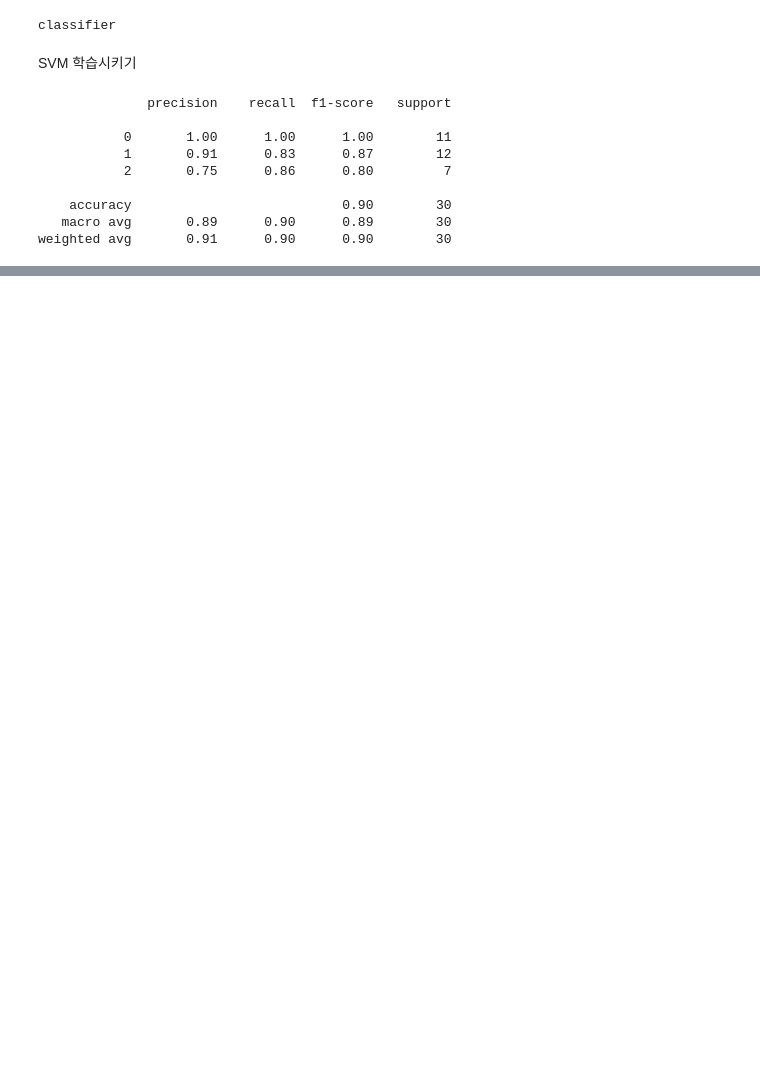
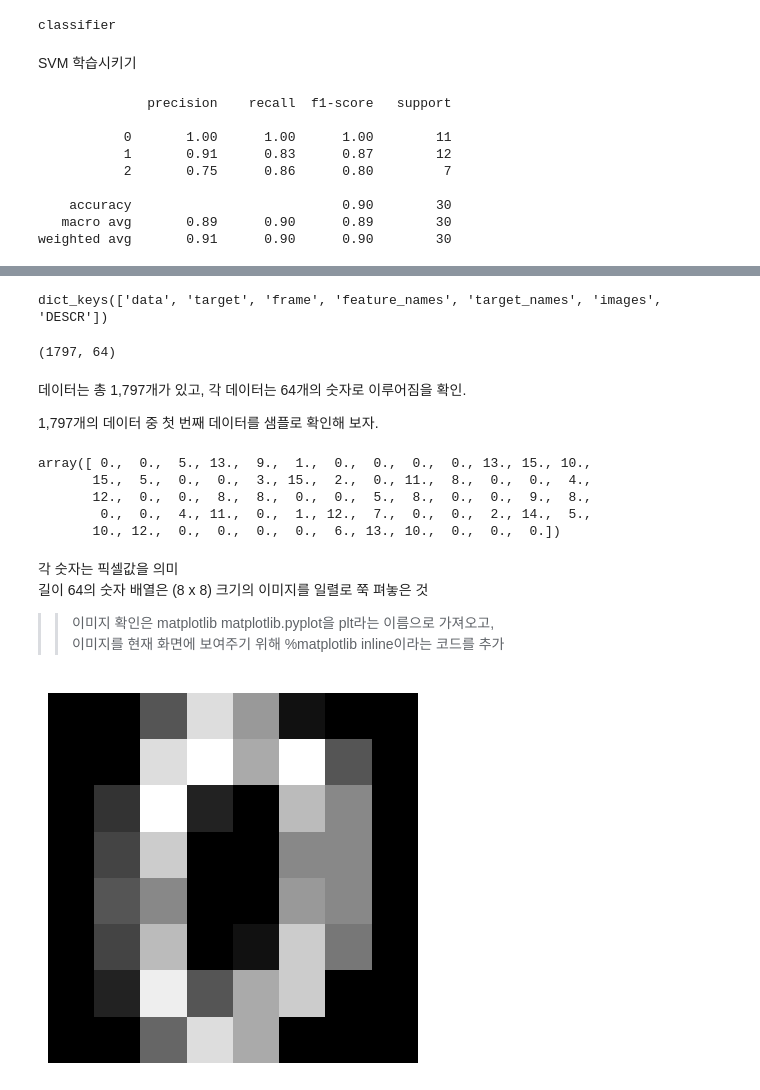
Before and after one commit to shualoalumin/Data-Analysis, a Jupyter notebook: data/IRIS.ipynb, the cells around one changed output, grey strips where cells are left out. Drawn from its saved outputs; the diff is of its cells as text; code cells hidden in the pictures; blank space fills up the shorter version.

```diff
--- a/data/IRIS.ipynb
+++ b/data/IRIS.ipynb
@@ -400,0 +507,41 @@ SGD는 배치 크기가 1인 경사하강법 알고리즘
+# %%
+from sklearn.datasets import load_digits
+
+digits = load_digits() # Dictionary 자료형과 유사한 sklearn.utils.Bunch 자료형
+digits.keys()
+# %% [output]
+dict_keys(['data', 'target', 'frame', 'feature_names', 'target_names', 'images', 'DESCR'])
+# %%
+digits_data = digits.data
+digits_data.shape  # (손글씨 이미지의 개수, 이미지 당 Pixel 수)
+# %% [output]
+(1797, 64)
+# %% [markdown]
+데이터는 총 1,797개가 있고, 각 데이터는 64개의 숫자로 이루어짐을 확인.
+
+1,797개의 데이터 중 첫 번째 데이터를 샘플로 확인해 보자.
+# %%
+digits_data[0] # 각 이미지가 64개의 Piexel로 구성된 것을 확인할 수 있습니다.
+# %% [output]
+array([ 0.,  0.,  5., 13.,  9.,  1.,  0.,  0.,  0.,  0., 13., 15., 10.,
+       15.,  5.,  0.,  0.,  3., 15.,  2.,  0., 11.,  8.,  0.,  0.,  4.,
+       12.,  0.,  0.,  8.,  8.,  0.,  0.,  5.,  8.,  0.,  0.,  9.,  8.,
+        0.,  0.,  4., 11.,  0.,  1., 12.,  7.,  0.,  0.,  2., 14.,  5.,
+       10., 12.,  0.,  0.,  0.,  0.,  6., 13., 10.,  0.,  0.,  0.])
+# %% [markdown]
+각 숫자는 픽셀값을 의미
+길이 64의 숫자 배열은 (8 x 8) 크기의 이미지를 일렬로 쭉 펴놓은 것
+
+>> 이미지 확인은 matplotlib
+matplotlib.pyplot을 plt라는 이름으로 가져오고,
+이미지를 현재 화면에 보여주기 위해 %matplotlib inline이라는 코드를 추가
+# %%
+import matplotlib.pyplot as plt
+%matplotlib inline
+# 브라우저에서 바로 그림을 볼 수 있게 해주는 역할을 합니다
+
+plt.imshow(digits.data[0].reshape(8, 8), cmap='gray')
+plt.axis('off')
+plt.show()
+# %% [output]
+[figure, added]
```
Also changed, not shown: parts of 31 cells of this notebook.
